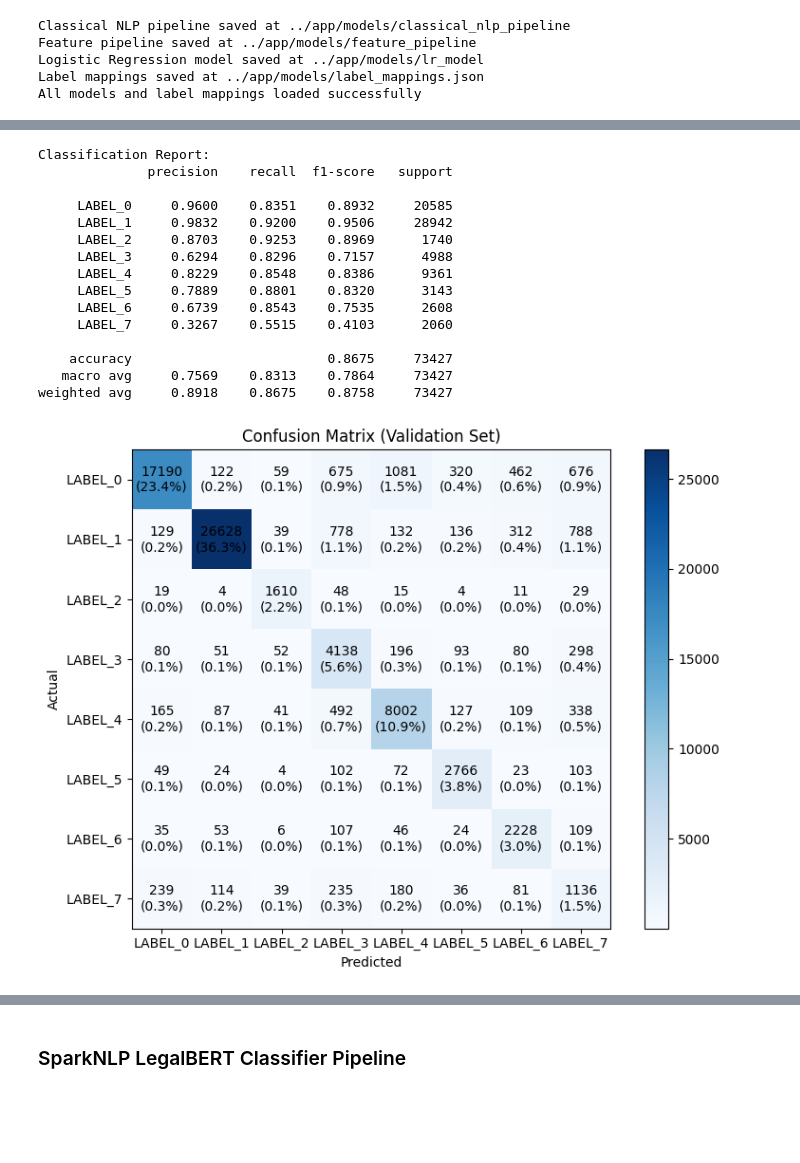
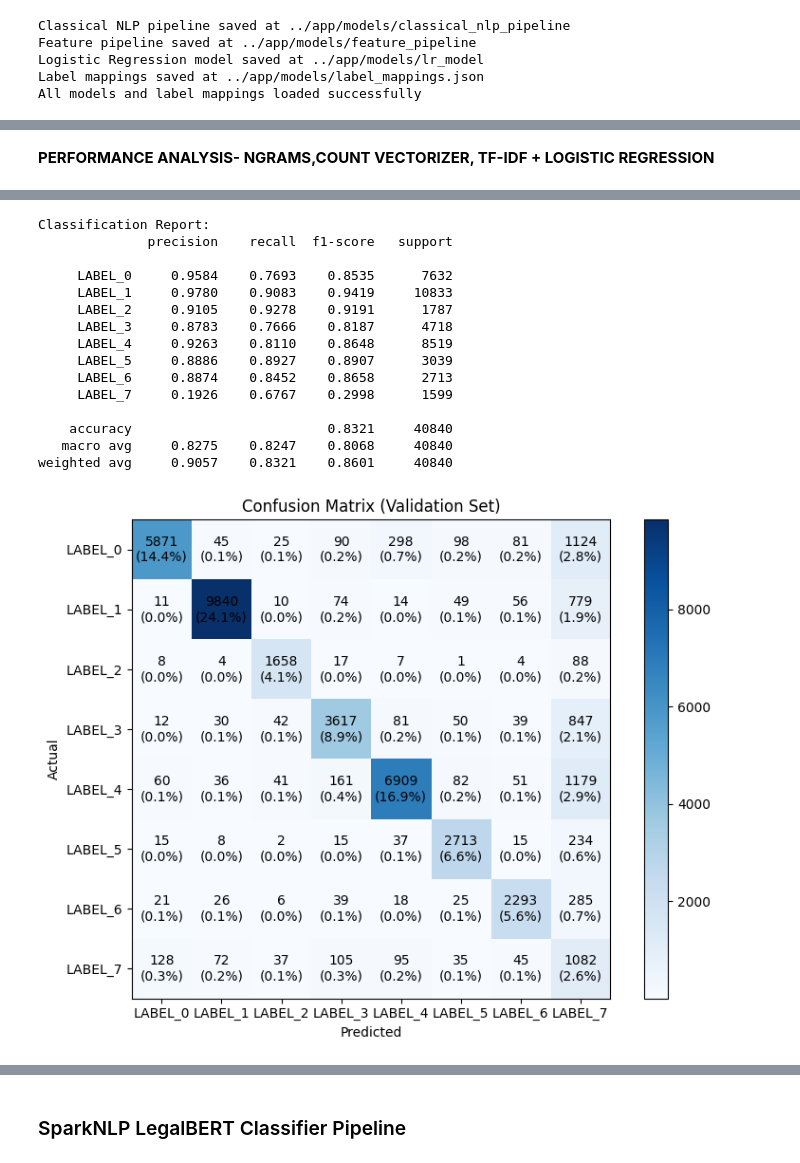
Before and after one commit to jefferyjapheth/legaldocument_nlp, a Jupyter notebook: notebooks/contract_nlp.ipynb, the cells around one changed output, grey strips where cells are left out. Saved outputs shown, nothing was run; the diff lists cells and outputs as text; code cells hidden in the pictures; blank space fills up the shorter version.

```diff
--- a/notebooks/contract_nlp.ipynb
+++ b/notebooks/contract_nlp.ipynb
@@ -223,22 +310,0 @@ only showing top 20 rows
-# %%
-from pyspark.sql import functions as F
-
-# Compute counts per class
-label_counts = df_tokens.groupBy("type_label").count().collect()
-total_count = df_tokens.count()
-
-# Compute weight = total / (num_classes * class_count)
-num_classes = len(label_counts)
-class_weights = {row['type_label']: total_count / (num_classes * row['count']) for row in label_counts}
-
-# Add a weight column
-from pyspark.sql.functions import udf
-from pyspark.sql.types import FloatType
-
-def get_weight(label):
-    return float(class_weights[label])
-
-weight_udf = udf(get_weight, FloatType())
-df_tokens = df_tokens.withColumn("class_weight", weight_udf(F.col("type_label")))
-
-df_tokens.groupBy("type_label").agg(F.avg("class_weight")).show()
@@ -267,7 +320,7 @@ bigram = NGram(n=2, inputCol="finished_tokens", outputCol="bigrams")
 cv_unigram = CountVectorizer(
     inputCol="finished_tokens",
     outputCol="cv_unigram",
-    vocabSize=25000,
+    vocabSize=10000,
     minDF=2
 )
 
@@ -370,9 +422,9 @@ from pyspark.sql import functions as F
 labels = [row['type_label'] for row in feature_df.select("type_label").distinct().collect()]
 
 # Define fraction ratios
-train_frac = 0.6
-val_frac = 0.2
-test_frac = 0.2
+train_frac = 0.7
+val_frac = 0.15
+test_frac = 0.15
 
 # Sample train set stratified by type_label
 fractions_train = {label: train_frac for label in labels}
@@ -598,3 +790,5 @@ Validation F1: 0.8758
+# %% [markdown]
+**PERFORMANCE ANALYSIS- NGRAMS,COUNT VECTORIZER, TF-IDF + LOGISTIC REGRESSION**
 # %%
 from sklearn.metrics import classification_report, confusion_matrix
 import matplotlib.pyplot as plt
@@ -604,9 +798,9 @@ import numpy as np
 class_labels = label_indexer.labels
 
 # --- Collect predictions into Pandas
-val_results = val_predictions.select("label_indexed", "prediction").toPandas()
+val_results = val_predictions.select("label_indexed", "final_prediction").toPandas()
 y_true = val_results["label_indexed"].astype(int).values
-y_pred = val_results["prediction"].astype(int).values
+y_pred = val_results["final_prediction"].astype(int).values
 
 # --- Classification Report with your fixed labels
 print("Classification Report:")
@@ -644,19 +838,19 @@ plt.show()
 Classification Report:
               precision    recall  f1-score   support
 
-     LABEL_0     0.9600    0.8351    0.8932     20585
-     LABEL_1     0.9832    0.9200    0.9506     28942
-     LABEL_2     0.8703    0.9253    0.8969      1740
-     LABEL_3     0.6294    0.8296    0.7157      4988
-     LABEL_4     0.8229    0.8548    0.8386      9361
-     LABEL_5     0.7889    0.8801    0.8320      3143
-     LABEL_6     0.6739    0.8543    0.7535      2608
-     LABEL_7     0.3267    0.5515    0.4103      2060
+     LABEL_0     0.9584    0.7693    0.8535      7632
+     LABEL_1     0.9780    0.9083    0.9419     10833
+     LABEL_2     0.9105    0.9278    0.9191      1787
+     LABEL_3     0.8783    0.7666    0.8187      4718
+     LABEL_4     0.9263    0.8110    0.8648      8519
+     LABEL_5     0.8886    0.8927    0.8907      3039
+     LABEL_6     0.8874    0.8452    0.8658      2713
+     LABEL_7     0.1926    0.6767    0.2998      1599
 
-    accuracy                         0.8675     73427
-   macro avg     0.7569    0.8313    0.7864     73427
-weighted avg     0.8918    0.8675    0.8758     73427
+    accuracy                         0.8321     40840
+   macro avg     0.8275    0.8247    0.8068     40840
+weighted avg     0.9057    0.8321    0.8601     40840
-[figure, old version]
+[figure, new version]
 # %%
 from sklearn.metrics import confusion_matrix
 import matplotlib.pyplot as plt
```
Also changed, not shown: parts of 30 cells of this notebook, 3 other files.
